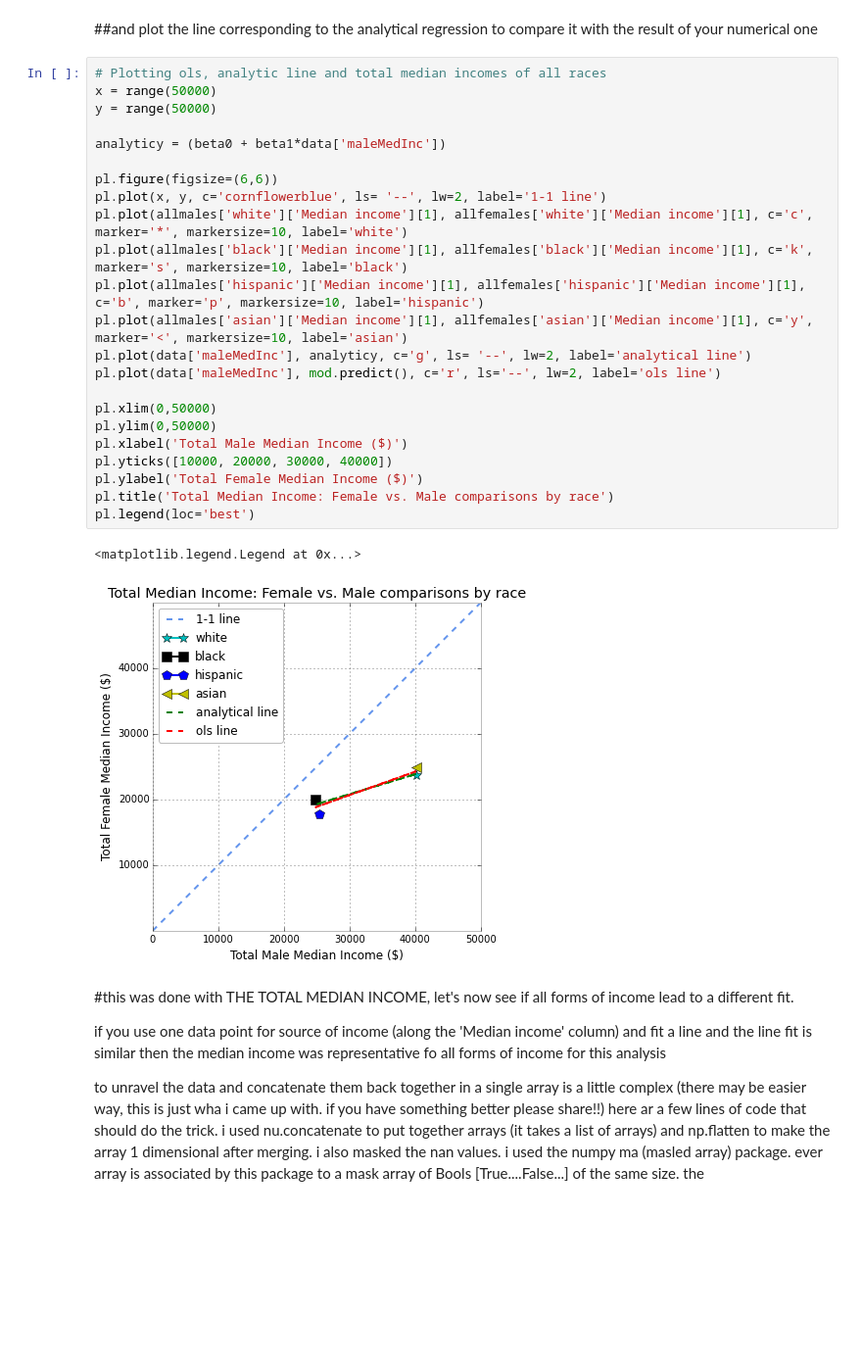
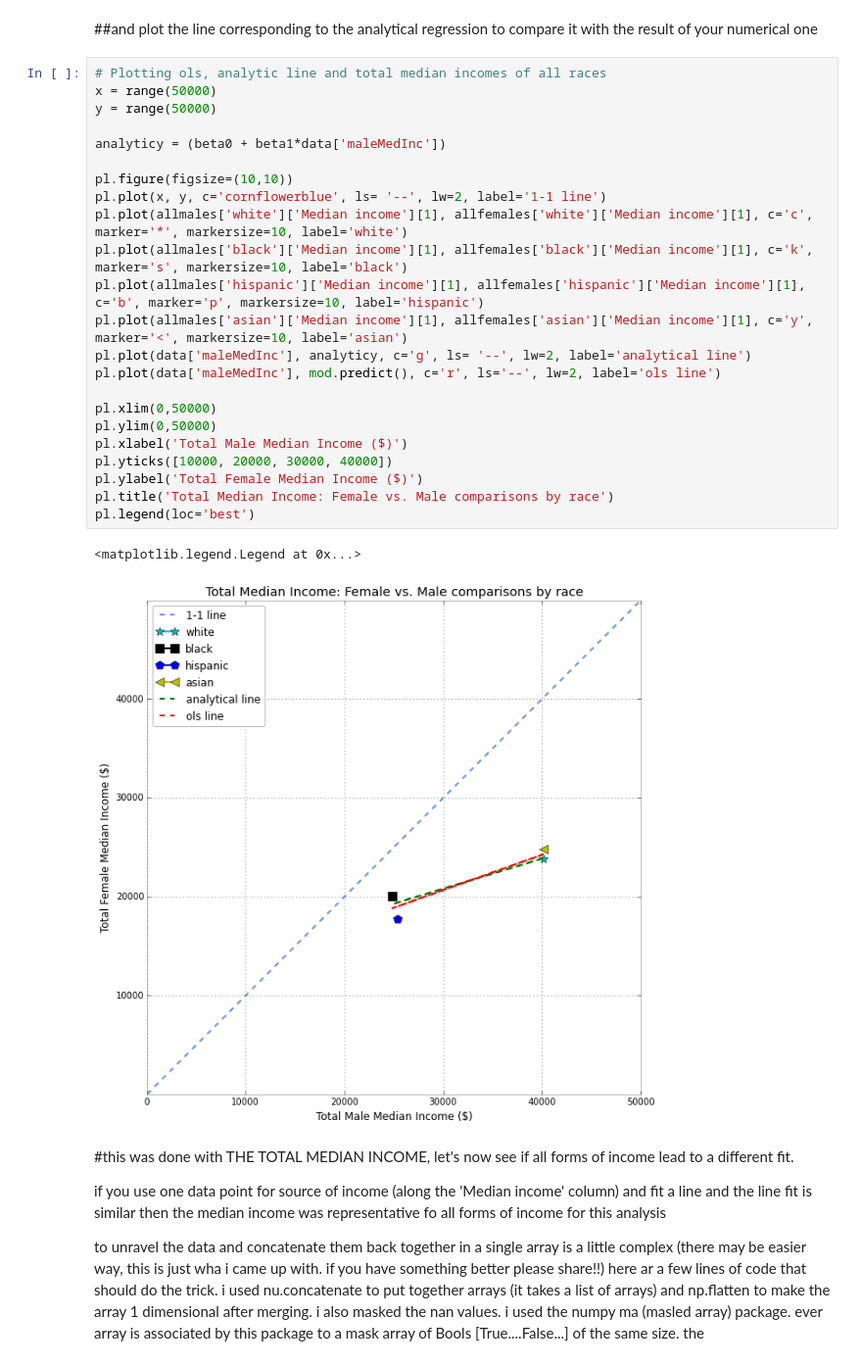
Before and after one commit to kvp246/PUI2015_kvenkatapalla, a Jupyter notebook: HW5/Assignment2.ipynb, the cells around one changed output. Shown at 98% size. Cells and saved outputs as stored; diff of their text form; blank space fills up the shorter version.

```diff
--- a/HW5/Assignment2.ipynb
+++ b/HW5/Assignment2.ipynb
@@ -329,29 +329,29 @@ print beta0
 # %%
 # Plotting ols, analytic line and total median incomes of all races
 x = range(50000)
 y = range(50000)
 
 analyticy = (beta0 + beta1*data['maleMedInc'])
 
-pl.figure(figsize=(6,6))
+pl.figure(figsize=(10,10))
 pl.plot(x, y, c='cornflowerblue', ls= '--', lw=2, label='1-1 line')
 pl.plot(allmales['white']['Median income'][1], allfemales['white']['Median income'][1], c='c', marker='*', markersize=10, label='white')
 pl.plot(allmales['black']['Median income'][1], allfemales['black']['Median income'][1], c='k', marker='s', markersize=10, label='black')
 pl.plot(allmales['hispanic']['Median income'][1], allfemales['hispanic']['Median income'][1], c='b', marker='p', markersize=10, label='hispanic')
 pl.plot(allmales['asian']['Median income'][1], allfemales['asian']['Median income'][1], c='y', marker='<', markersize=10, label='asian')
 pl.plot(data['maleMedInc'], analyticy, c='g', ls= '--', lw=2, label='analytical line')
 pl.plot(data['maleMedInc'], mod.predict(), c='r', ls='--', lw=2, label='ols line')
 
 pl.xlim(0,50000)
 pl.ylim(0,50000)
 pl.xlabel('Total Male Median Income ($)')
 pl.yticks([10000, 20000, 30000, 40000])
 pl.ylabel('Total Female Median Income ($)')
 pl.title('Total Median Income: Female vs. Male comparisons by race')
 pl.legend(loc='best')
 # %% [output]
 <matplotlib.legend.Legend at 0x...>
-[figure, old version]
+[figure, new version]
 # %% [markdown]
 #this was done with THE TOTAL MEDIAN INCOME, let's now see if all forms of income lead to a different fit.
 
```
Also changed, not shown: parts of 2 cells of this notebook.
